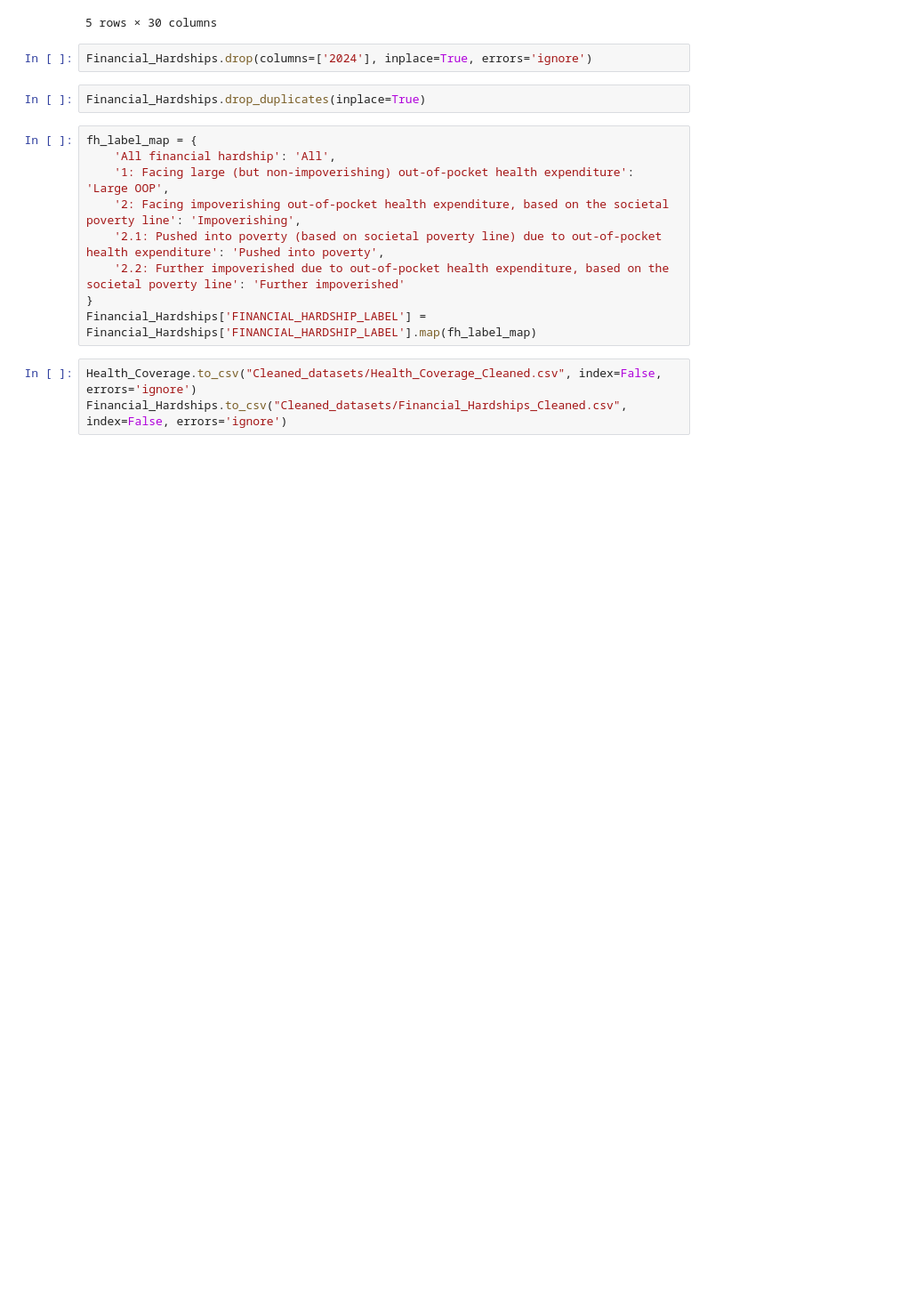
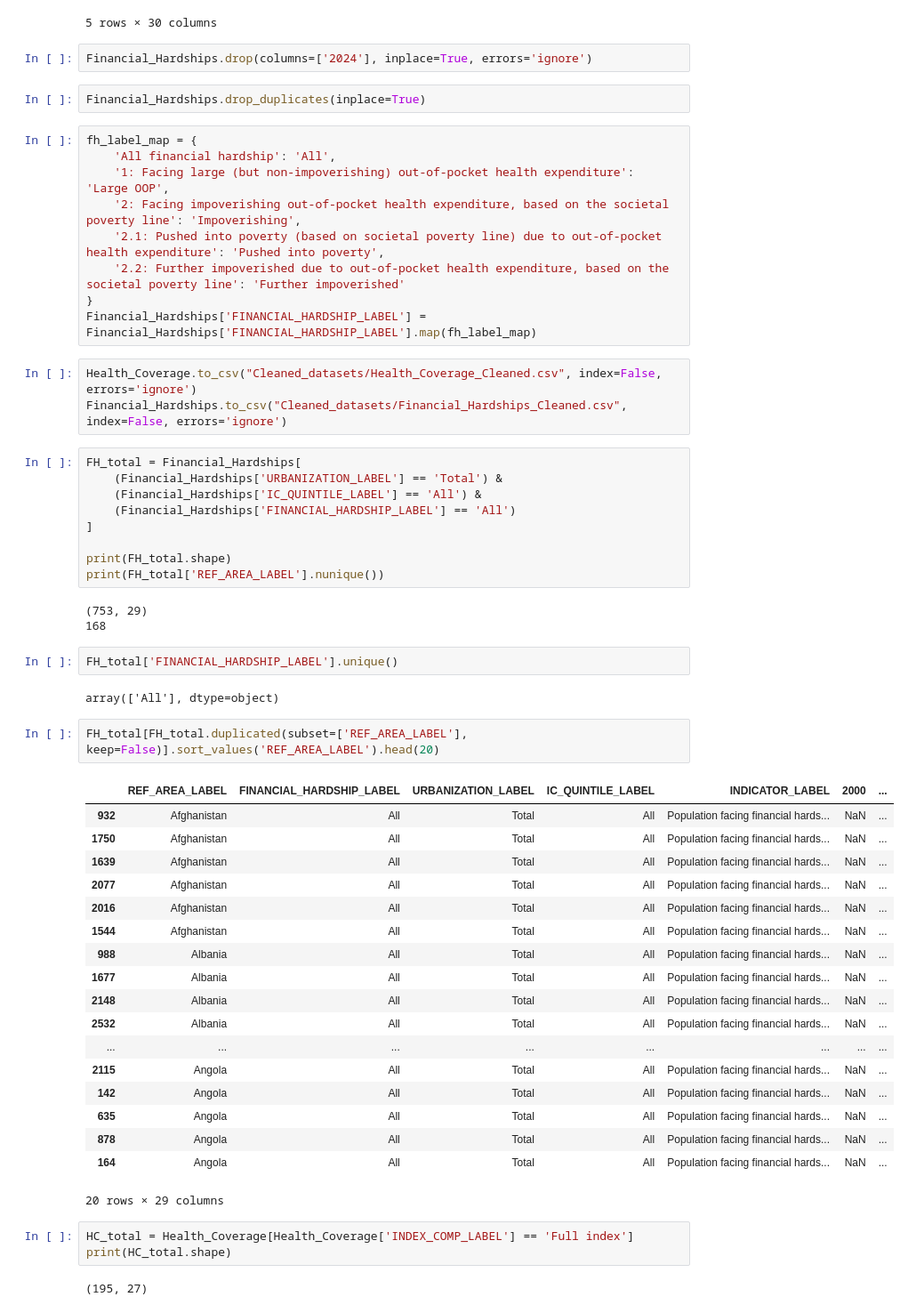
Before and after one commit to deelux-2468/Individual-_CW_DSPLC-IIT, a Jupyter notebook: Clean_Dataset.ipynb, the cells around one changed output. Shown at 89% size. Cells and saved outputs as stored; diff of their text form; blank space fills up the shorter version.

```diff
--- a/Clean_Dataset.ipynb
+++ b/Clean_Dataset.ipynb
@@ -361,3 +361,45 @@ Financial_Hardships['FINANCIAL_HARDSHIP_LABEL'] = Financial_Hardships['FINANCIAL
 # %%
 Health_Coverage.to_csv("Cleaned_datasets/Health_Coverage_Cleaned.csv", index=False, errors='ignore')
 Financial_Hardships.to_csv("Cleaned_datasets/Financial_Hardships_Cleaned.csv", index=False, errors='ignore')
+# %%
+FH_total = Financial_Hardships[
+    (Financial_Hardships['URBANIZATION_LABEL'] == 'Total') &
+    (Financial_Hardships['IC_QUINTILE_LABEL'] == 'All') &
+    (Financial_Hardships['FINANCIAL_HARDSHIP_LABEL'] == 'All')
+]
+
+print(FH_total.shape)
+print(FH_total['REF_AREA_LABEL'].nunique())
+# %% [output]
+(753, 29)
+168
+# %%
+FH_total['FINANCIAL_HARDSHIP_LABEL'].unique()
+# %% [output]
+array(['All'], dtype=object)
+# %%
+FH_total[FH_total.duplicated(subset=['REF_AREA_LABEL'], keep=False)].sort_values('REF_AREA_LABEL').head(20)
+# %% [output]
+|  | REF_AREA_LABEL | FINANCIAL_HARDSHIP_LABEL | URBANIZATION_LABEL | IC_QUINTILE_LABEL | INDICATOR_LABEL | 2000 | ... |
+| 932 | Afghanistan | All | Total | All | Population facing financial hards... | NaN | ... |
+| 1750 | Afghanistan | All | Total | All | Population facing financial hards... | NaN | ... |
+| 1639 | Afghanistan | All | Total | All | Population facing financial hards... | NaN | ... |
+| 2077 | Afghanistan | All | Total | All | Population facing financial hards... | NaN | ... |
+| 2016 | Afghanistan | All | Total | All | Population facing financial hards... | NaN | ... |
+| 1544 | Afghanistan | All | Total | All | Population facing financial hards... | NaN | ... |
+| 988 | Albania | All | Total | All | Population facing financial hards... | NaN | ... |
+| 1677 | Albania | All | Total | All | Population facing financial hards... | NaN | ... |
+| 2148 | Albania | All | Total | All | Population facing financial hards... | NaN | ... |
+| 2532 | Albania | All | Total | All | Population facing financial hards... | NaN | ... |
+| ... | ... | ... | ... | ... | ... | ... | ... |
+| 2115 | Angola | All | Total | All | Population facing financial hards... | NaN | ... |
+| 142 | Angola | All | Total | All | Population facing financial hards... | NaN | ... |
+| 635 | Angola | All | Total | All | Population facing financial hards... | NaN | ... |
+| 878 | Angola | All | Total | All | Population facing financial hards... | NaN | ... |
+| 164 | Angola | All | Total | All | Population facing financial hards... | NaN | ... |
+20 rows × 29 columns
+# %%
+HC_total = Health_Coverage[Health_Coverage['INDEX_COMP_LABEL'] == 'Full index']
+print(HC_total.shape)
+# %% [output]
+(195, 27)
```
Also changed, not shown: parts of 7 cells of this notebook, 3 other files.
